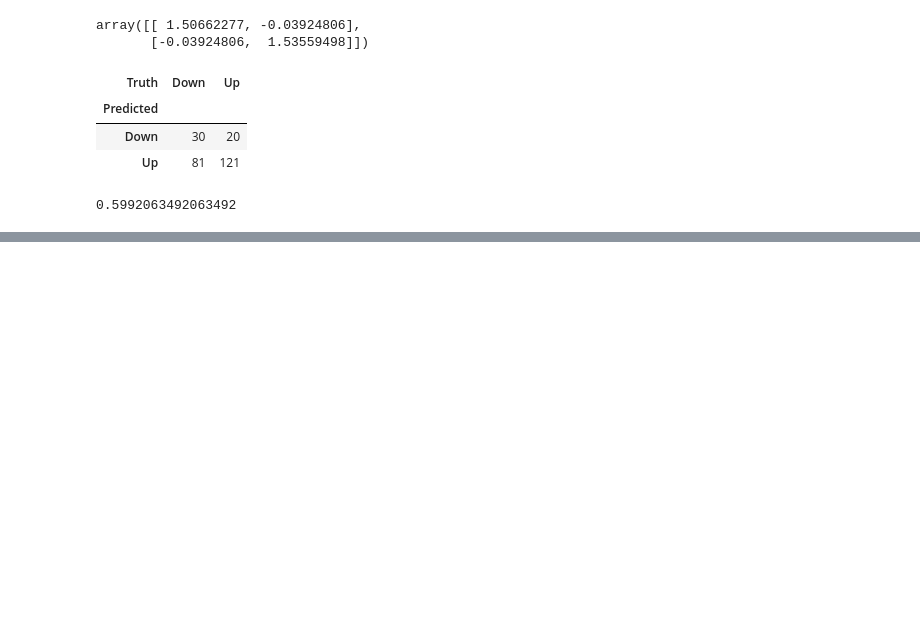
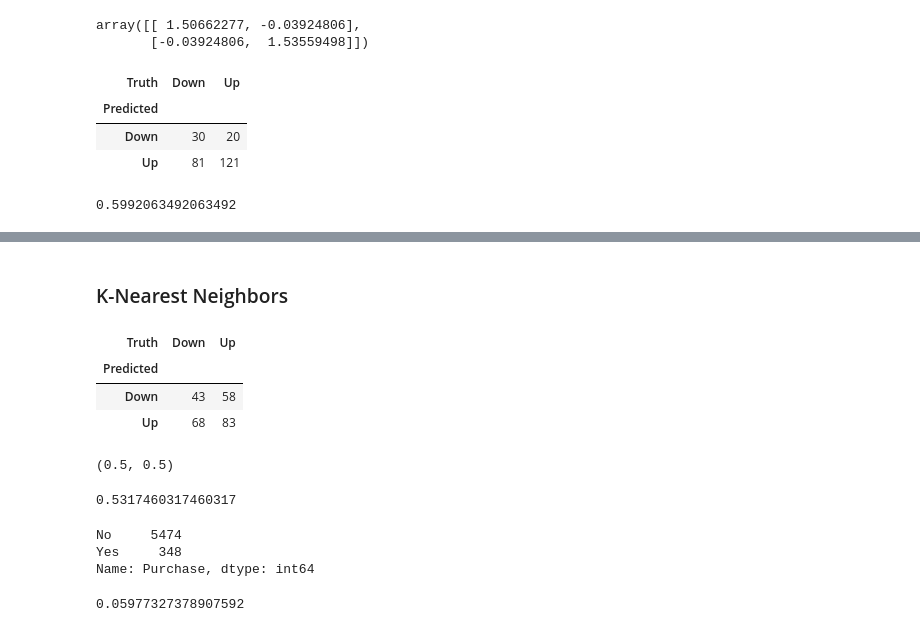
Before and after one commit to rabobahago/Python_ML_Data_Science, a Jupyter notebook: ML_with_python/classification/main.ipynb, the cells around one changed output, grey strips where cells are left out. Saved outputs shown, nothing was run; the diff lists cells and outputs as text; code cells hidden in the pictures; blank space fills up the shorter version.

```diff
--- a/ML_with_python/classification/main.ipynb
+++ b/ML_with_python/classification/main.ipynb
@@ -279,0 +333,34 @@ np.mean(qda_pred == L_test)
+# %% [markdown]
+### K-Nearest Neighbors
+# %%
+knn1 = KNeighborsClassifier(n_neighbors=1)
+knn1.fit(X_train , L_train)
+knn1_pred = knn1.predict(X_test)
+confusion_table(knn1_pred , L_test)
+# %% [output]
+| Truth | Down | Up |
+| Predicted |  |  |
+| Down | 43 | 58 |
+| Up | 68 | 83 |
+# %%
+(83+43)/252, np.mean(knn1_pred == L_test)
+# %% [output]
+(0.5, 0.5)
+# %%
+knn3 = KNeighborsClassifier(n_neighbors=3)
+knn3_pred = knn3.fit(X_train , L_train).predict(X_test)
+np.mean(knn3_pred == L_test)
+# %% [output]
+0.5317460317460317
+# %%
+Caravan = load_data('Caravan')
+Purchase = Caravan.Purchase
+Purchase.value_counts()
+# %% [output]
+No     5474
+Yes     348
+Name: Purchase, dtype: int64
+# %%
+348 / 5822
+# %% [output]
+0.05977327378907592
```
Also changed, not shown: parts of 15 cells of this notebook, 1 other file.
